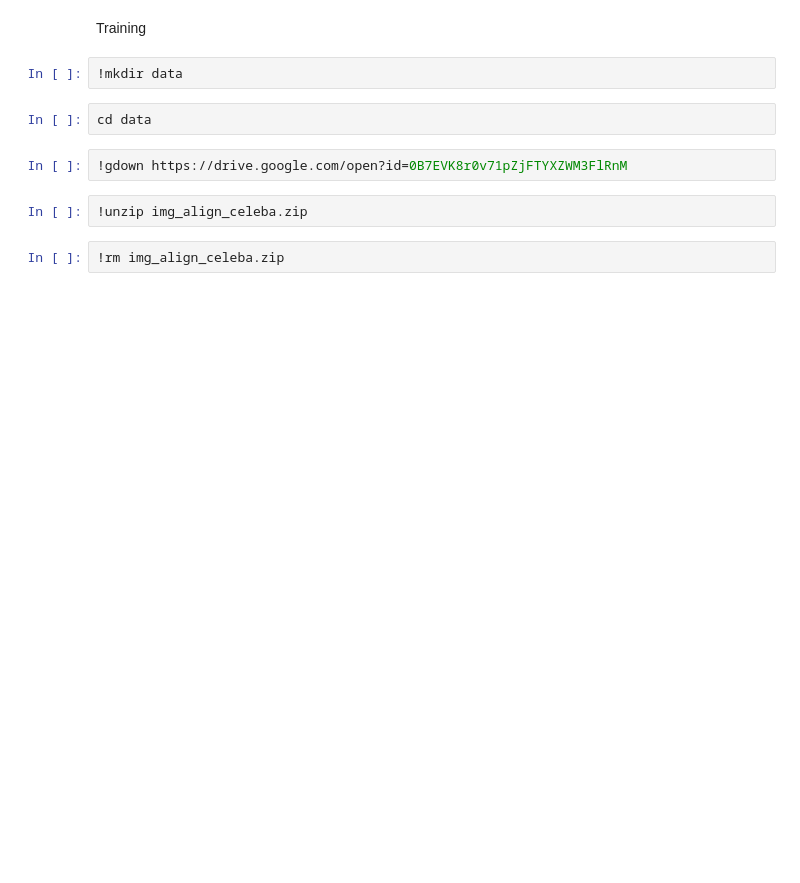
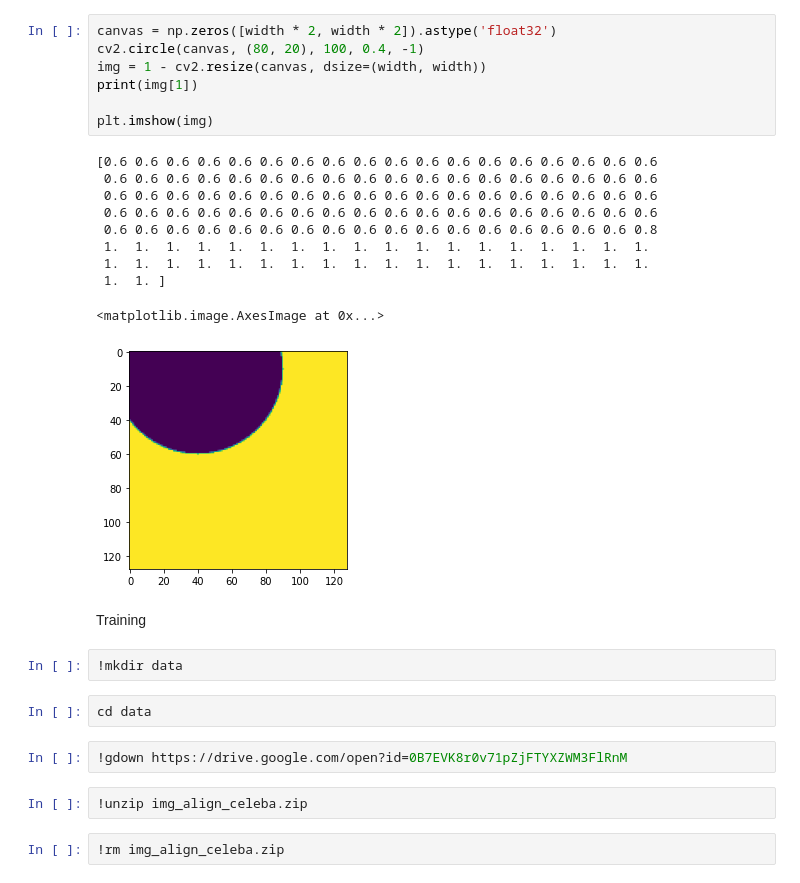
Before and after one commit to lennartkerkvliet/ICCV2019-LearningToPaint, a Jupyter notebook: LearningToPaint.ipynb, the cells around one changed output. Saved outputs shown, nothing was run; the diff lists cells and outputs as text; blank space fills up the shorter version.

```diff
--- a/LearningToPaint.ipynb
+++ b/LearningToPaint.ipynb
@@ -45,3 +129,21 @@ display(Image('output/generated399.png'))
+# %%
+canvas = np.zeros([width * 2, width * 2]).astype('float32')
+cv2.circle(canvas, (80, 20), 100, 0.4, -1)
+img = 1 - cv2.resize(canvas, dsize=(width, width))
+print(img[1])
+
+plt.imshow(img)
+# %% [output]
+[0.6 0.6 0.6 0.6 0.6 0.6 0.6 0.6 0.6 0.6 0.6 0.6 0.6 0.6 0.6 0.6 0.6 0.6
+ 0.6 0.6 0.6 0.6 0.6 0.6 0.6 0.6 0.6 0.6 0.6 0.6 0.6 0.6 0.6 0.6 0.6 0.6
+ 0.6 0.6 0.6 0.6 0.6 0.6 0.6 0.6 0.6 0.6 0.6 0.6 0.6 0.6 0.6 0.6 0.6 0.6
+ 0.6 0.6 0.6 0.6 0.6 0.6 0.6 0.6 0.6 0.6 0.6 0.6 0.6 0.6 0.6 0.6 0.6 0.6
+ 0.6 0.6 0.6 0.6 0.6 0.6 0.6 0.6 0.6 0.6 0.6 0.6 0.6 0.6 0.6 0.6 0.6 0.8
+ 1.  1.  1.  1.  1.  1.  1.  1.  1.  1.  1.  1.  1.  1.  1.  1.  1.  1.
+ 1.  1.  1.  1.  1.  1.  1.  1.  1.  1.  1.  1.  1.  1.  1.  1.  1.  1.
+ 1.  1. ]
+<matplotlib.image.AxesImage at 0x...>
+[figure, added]
 # %% [markdown]
 Training
 # %%
```
Also changed, not shown: parts of 8 cells of this notebook, 2 other files.
